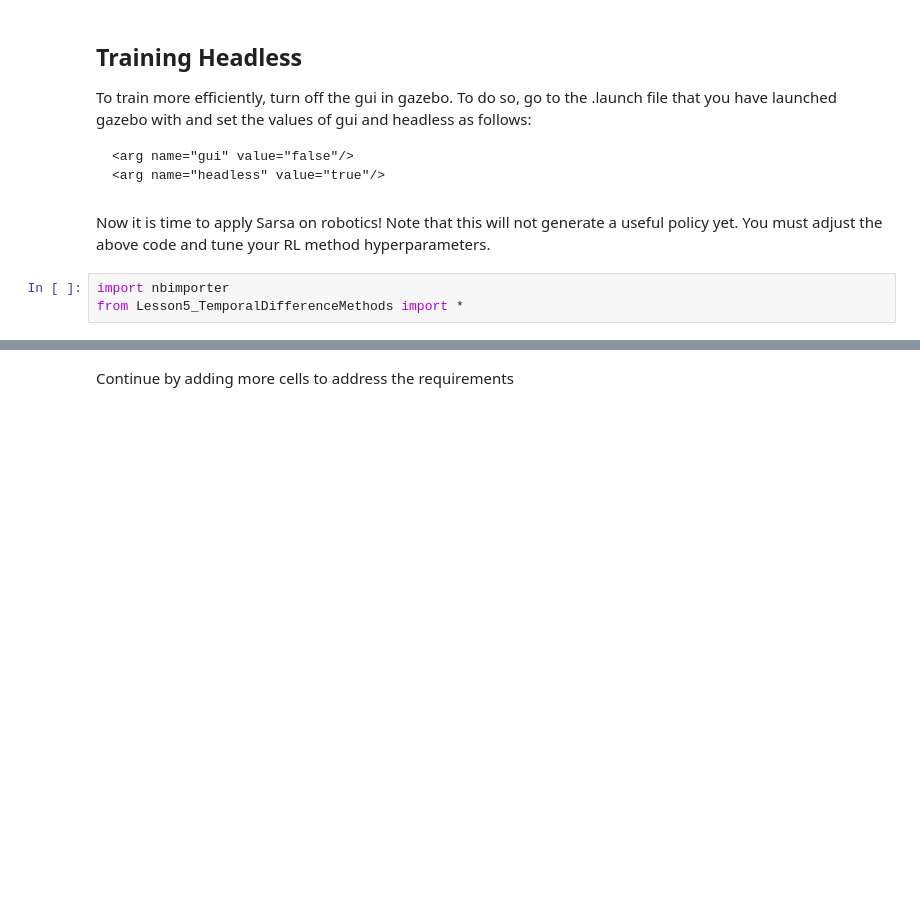
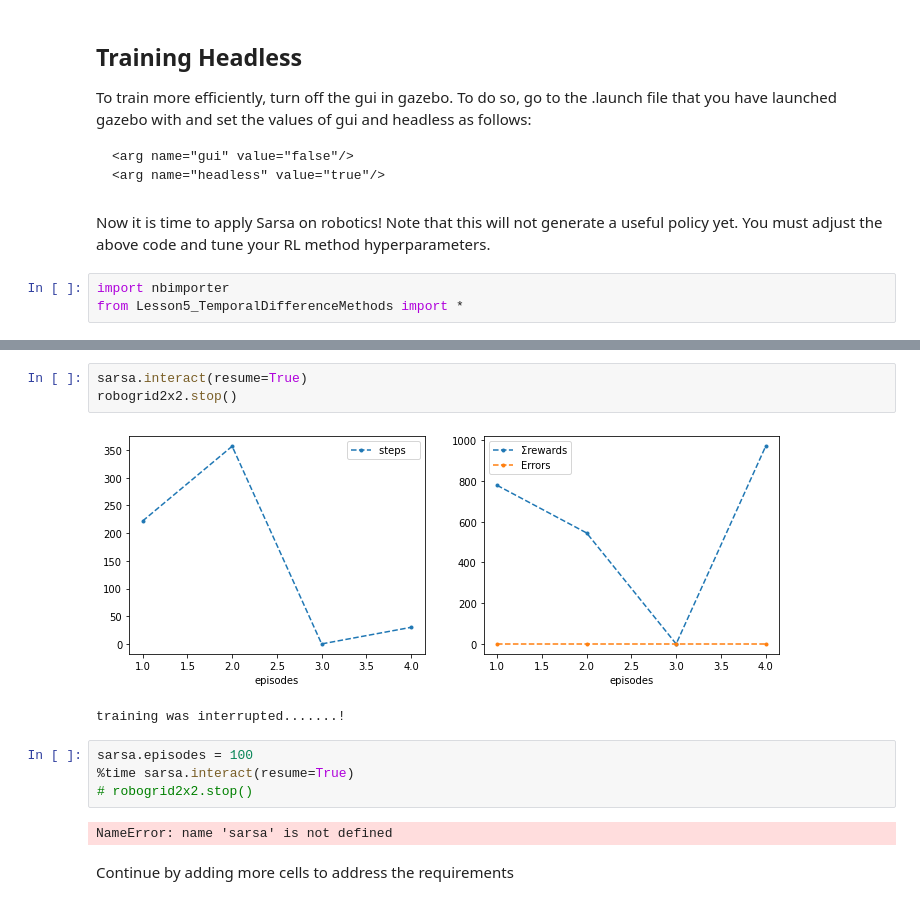
Before and after one commit to hakbar0/robotics-assessment-2, a Jupyter notebook: assessment2.ipynb, the cells around one changed output, grey strips where cells are left out. Cells and saved outputs as stored; diff of their text form; blank space fills up the shorter version.

```diff
--- a/assessment2.ipynb
+++ b/assessment2.ipynb
@@ -272,2 +284,14 @@ env.stop()
+# %%
+sarsa.interact(resume=True)
+robogrid2x2.stop()
+# %% [output]
+[figure, added]
+training was interrupted.......!
+# %%
+sarsa.episodes = 100
+%time sarsa.interact(resume=True)
+# robogrid2x2.stop()
+# %% [output]
+NameError: name 'sarsa' is not defined
 # %% [markdown]
 Continue by adding more cells to address the requirements
```
Also changed, not shown: parts of 8 cells of this notebook.
